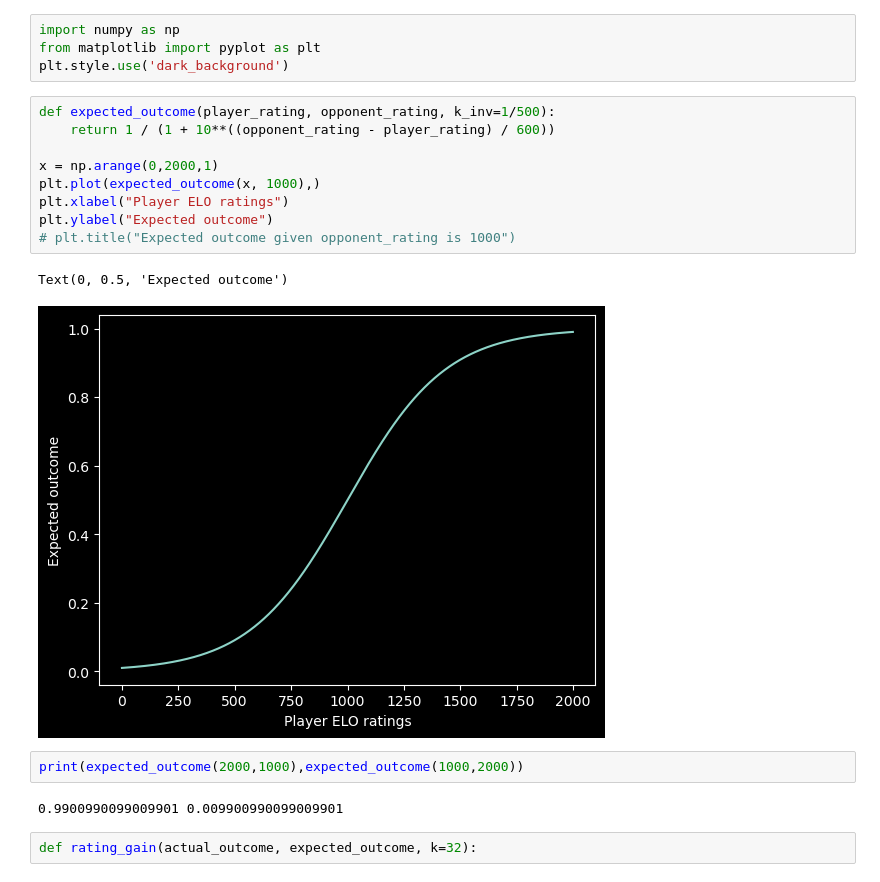
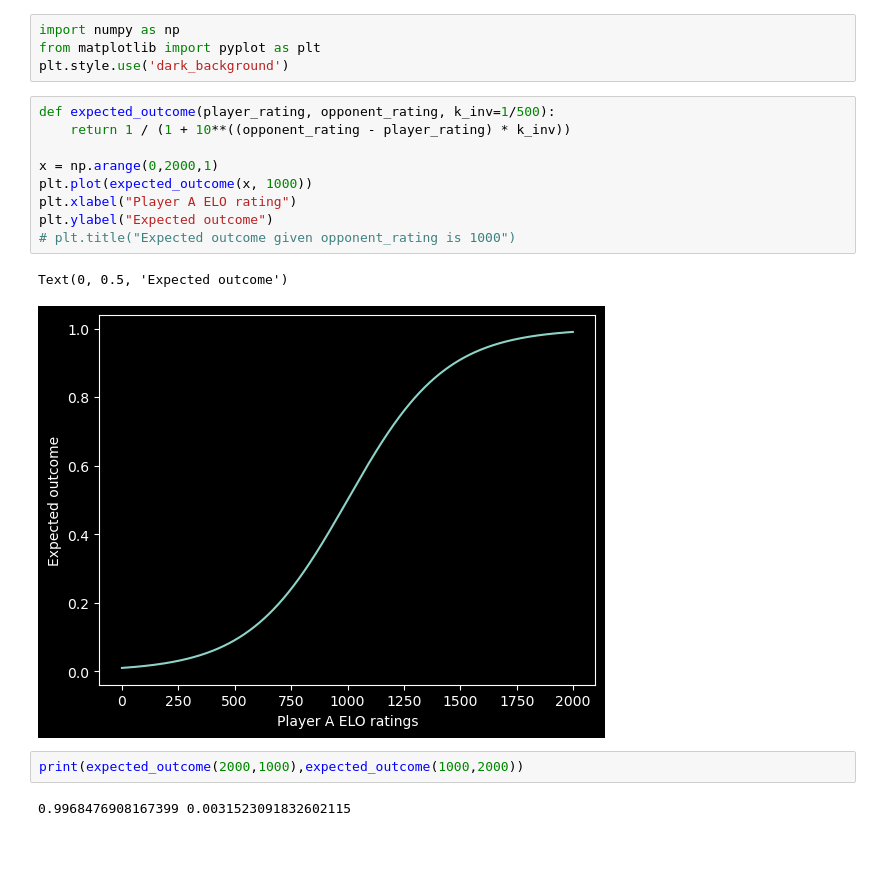
Before and after one commit to quan-possible/rf-ping-pong, a Jupyter notebook: viz.ipynb, the cells around one changed output. Saved outputs shown, nothing was run; the diff lists cells and outputs as text; blank space fills up the shorter version.

```diff
--- a/viz.ipynb
+++ b/viz.ipynb
@@ -4,19 +4,17 @@ from matplotlib import pyplot as plt
 plt.style.use('dark_background')
 # %%
 def expected_outcome(player_rating, opponent_rating, k_inv=1/500):
-    return 1 / (1 + 10**((opponent_rating - player_rating) / 600))
+    return 1 / (1 + 10**((opponent_rating - player_rating) * k_inv))
 
 x = np.arange(0,2000,1)
-plt.plot(expected_outcome(x, 1000),)
-plt.xlabel("Player ELO ratings")
+plt.plot(expected_outcome(x, 1000))
+plt.xlabel("Player A ELO rating")
 plt.ylabel("Expected outcome")
 # plt.title("Expected outcome given opponent_rating is 1000")
 # %% [output]
 Text(0, 0.5, 'Expected outcome')
-[figure, old version]
+[figure, new version]
 # %%
 print(expected_outcome(2000,1000),expected_outcome(1000,2000))
 # %% [output]
-0.9900990099009901 0.009900990099009901
+0.9968476908167399 0.0031523091832602115
-# %%
-def rating_gain(actual_outcome, expected_outcome, k=32):
```
Also changed, not shown: parts of 1 cell of this notebook, 6 other files.
